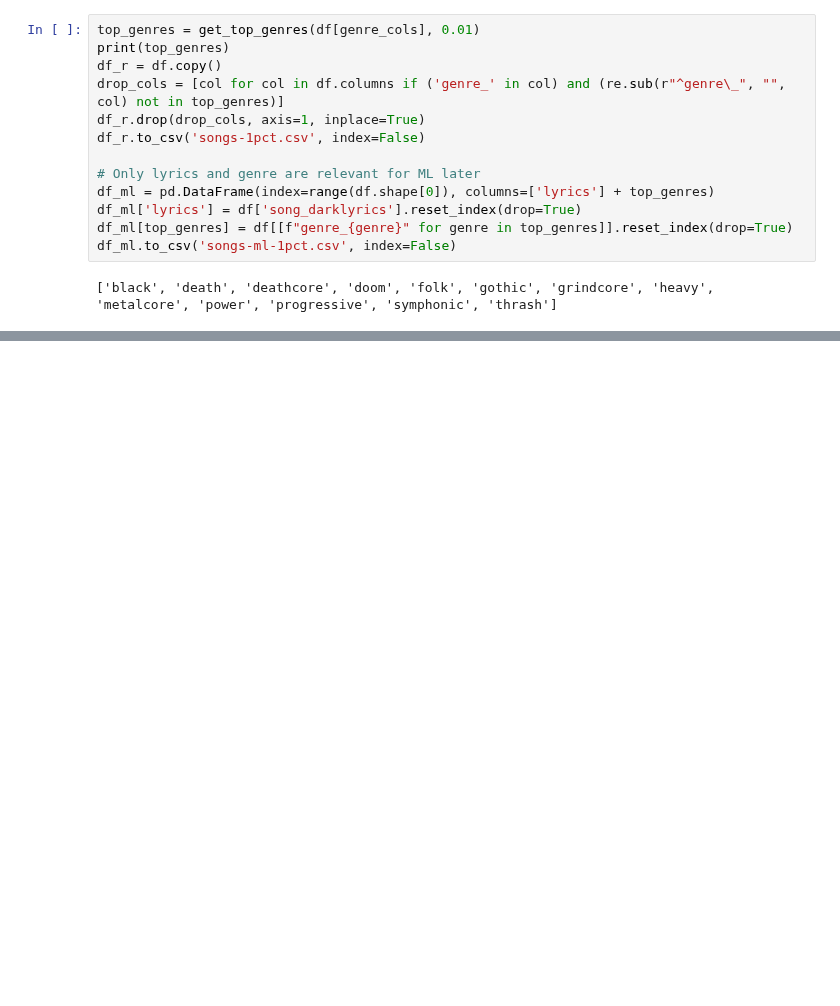
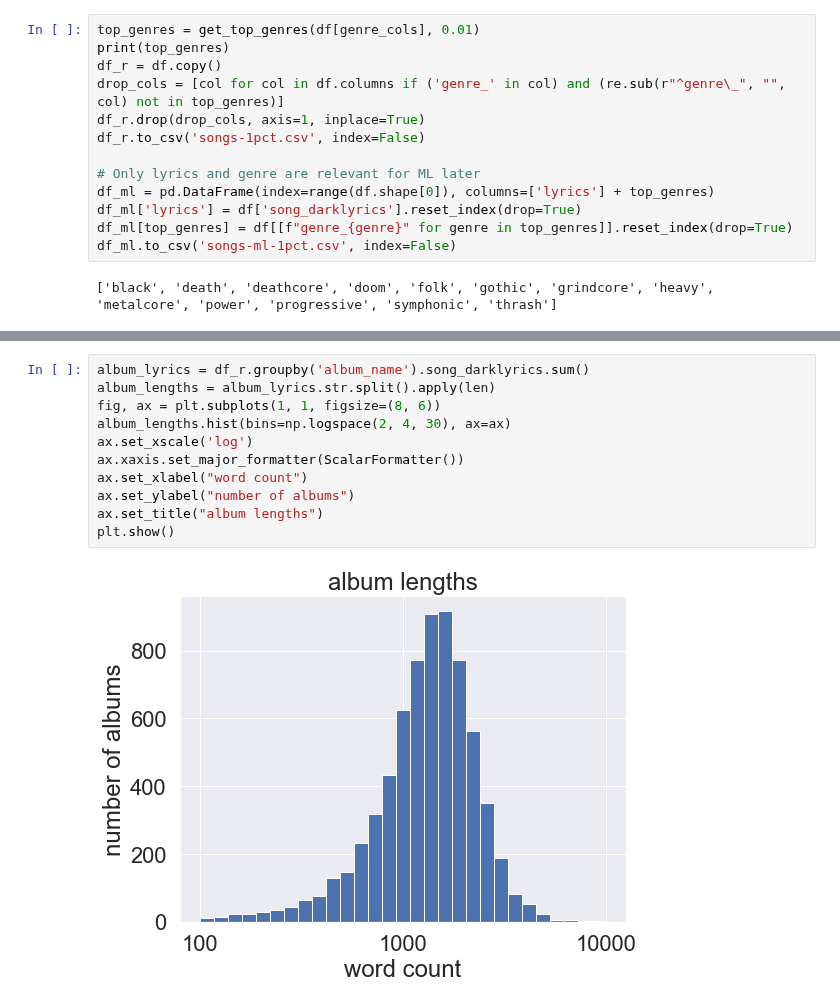
Before and after one commit to pdqnguyen/metallyrics, a Jupyter notebook: lyrics0.ipynb, the cells around one changed output, grey strips where cells are left out. Saved outputs shown, nothing was run; the diff lists cells and outputs as text; blank space fills up the shorter version.

Commit message:
updated lyrics overview

```diff
--- a/lyrics0.ipynb
+++ b/lyrics0.ipynb
@@ -88,0 +94,13 @@ plt.show()
+# %%
+album_lyrics = df_r.groupby('album_name').song_darklyrics.sum()
+album_lengths = album_lyrics.str.split().apply(len)
+fig, ax = plt.subplots(1, 1, figsize=(8, 6))
+album_lengths.hist(bins=np.logspace(2, 4, 30), ax=ax)
+ax.set_xscale('log')
+ax.xaxis.set_major_formatter(ScalarFormatter())
+ax.set_xlabel("word count")
+ax.set_ylabel("number of albums")
+ax.set_title("album lengths")
+plt.show()
+# %% [output]
+[figure, added]
```
Also changed, not shown: parts of 10 cells of this notebook.
